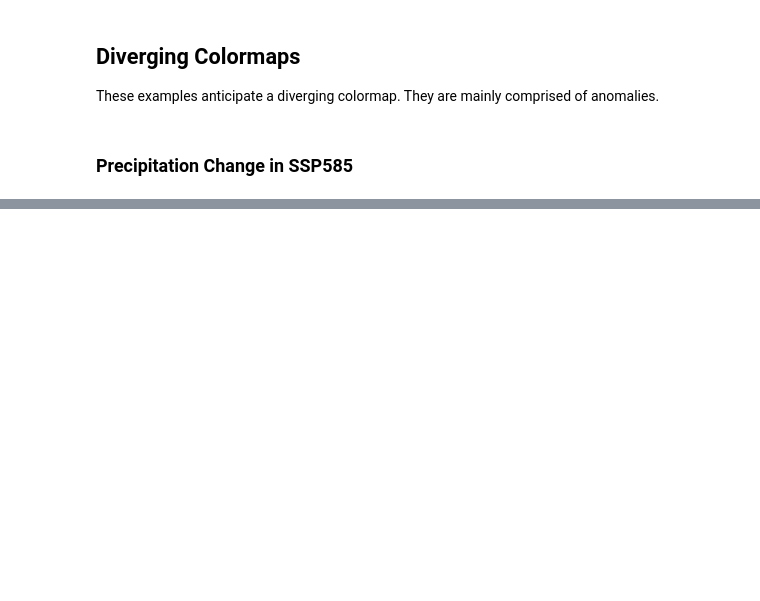
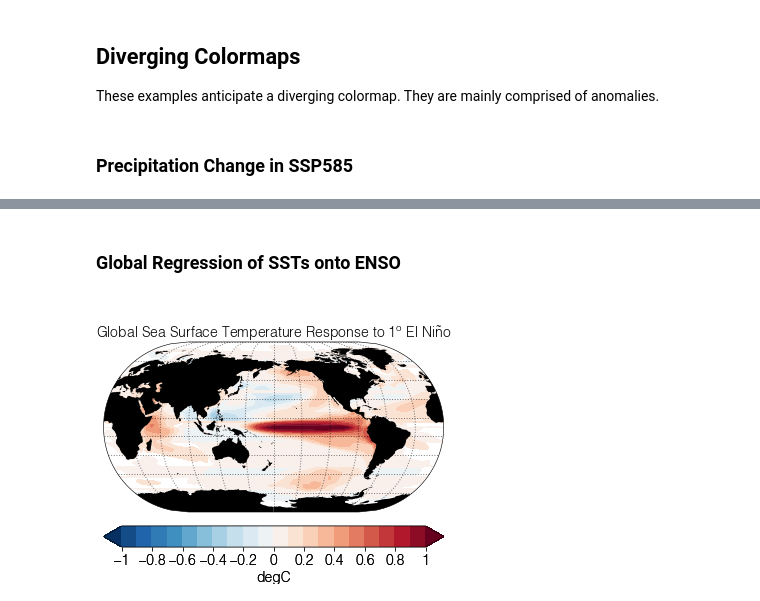
Before and after one commit to bradyrx/climate_in_color, a Jupyter notebook: notebooks/build_your_own_colormaps.ipynb, the cells around one changed output, grey strips where cells are left out. Cells and saved outputs as stored; diff of their text form; code cells hidden in the pictures; blank space fills up the shorter version.

Commit message:
add ENSO diverging example

```diff
--- a/notebooks/build_your_own_colormaps.ipynb
+++ b/notebooks/build_your_own_colormaps.ipynb
@@ -248,0 +233,28 @@ ax.format(land=True,
+# %% [markdown]
+### Global Regression of SSTs onto ENSO
+# %%
+%matplotlib inline
+import xarray as xr
+import proplot as plot
+plot.rc.small = 14
+plot.rc.large = 14
+
+enso_response = xr.open_dataarray('../data/SST_ENSO_response.nc')
+f, ax = plot.subplots(proj='eck3',
+                      proj_kw={'central_longitude': 180},
+                      axwidth='12cm')
+
+p = ax.contourf(enso_response.TLONG, enso_response.TLAT, enso_response,
+            levels=plot.arange(-1, 1, 0.1), cmap='RdBu_r',
+            extend='both')
+
+f.colorbar(p, loc='b', label='degC',
+           ticks=plot.arange(-1, 1, 0.2))
+
+ax.format(land=True,
+          title='Global Sea Surface Temperature Response to 1$^{o}$ El Ni$\~n$o')
+
+# Uncomment this to save your figure. Feel free to rename it.
+# f.savefig('../figures/enso_response.png')
+# %% [output]
+[figure, added]
```
Also changed, not shown: parts of 7 cells of this notebook, 1 other file.
